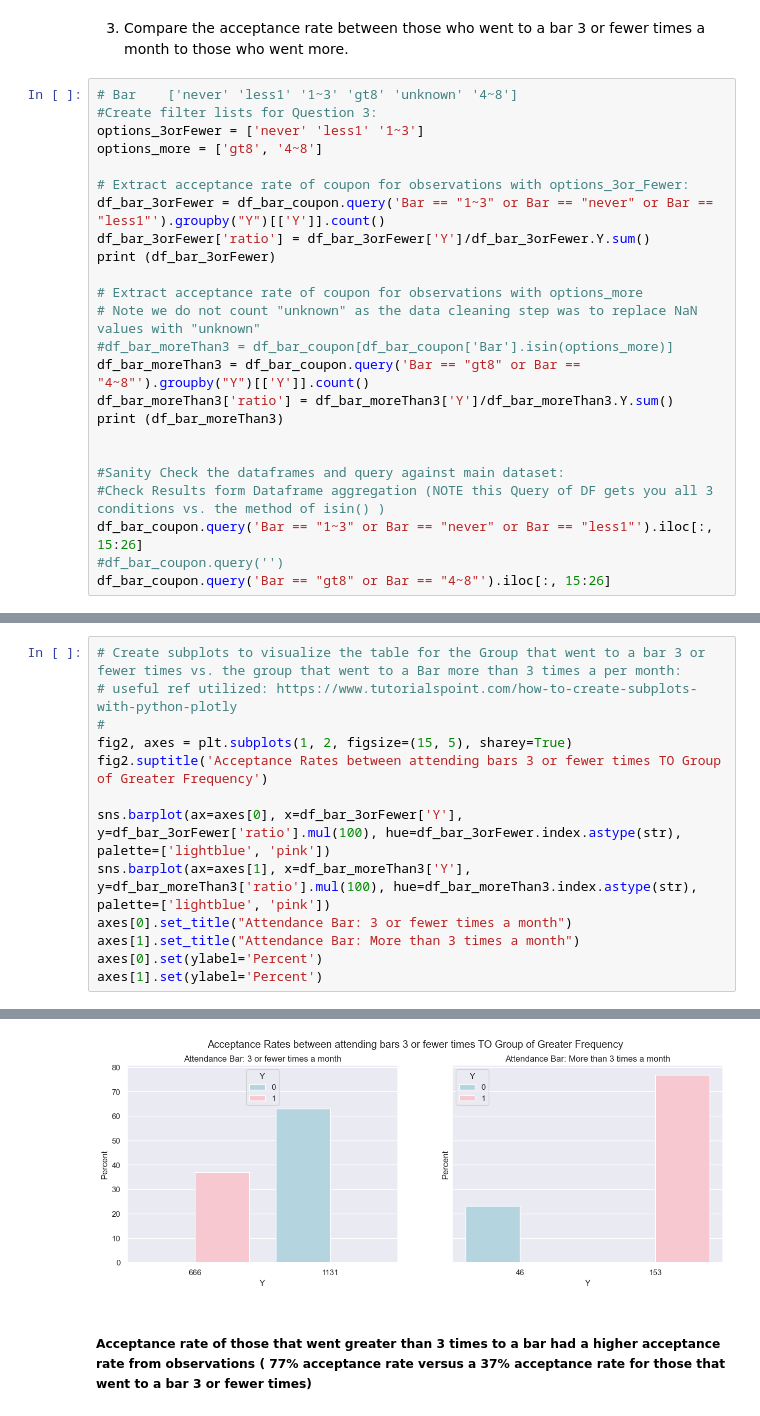
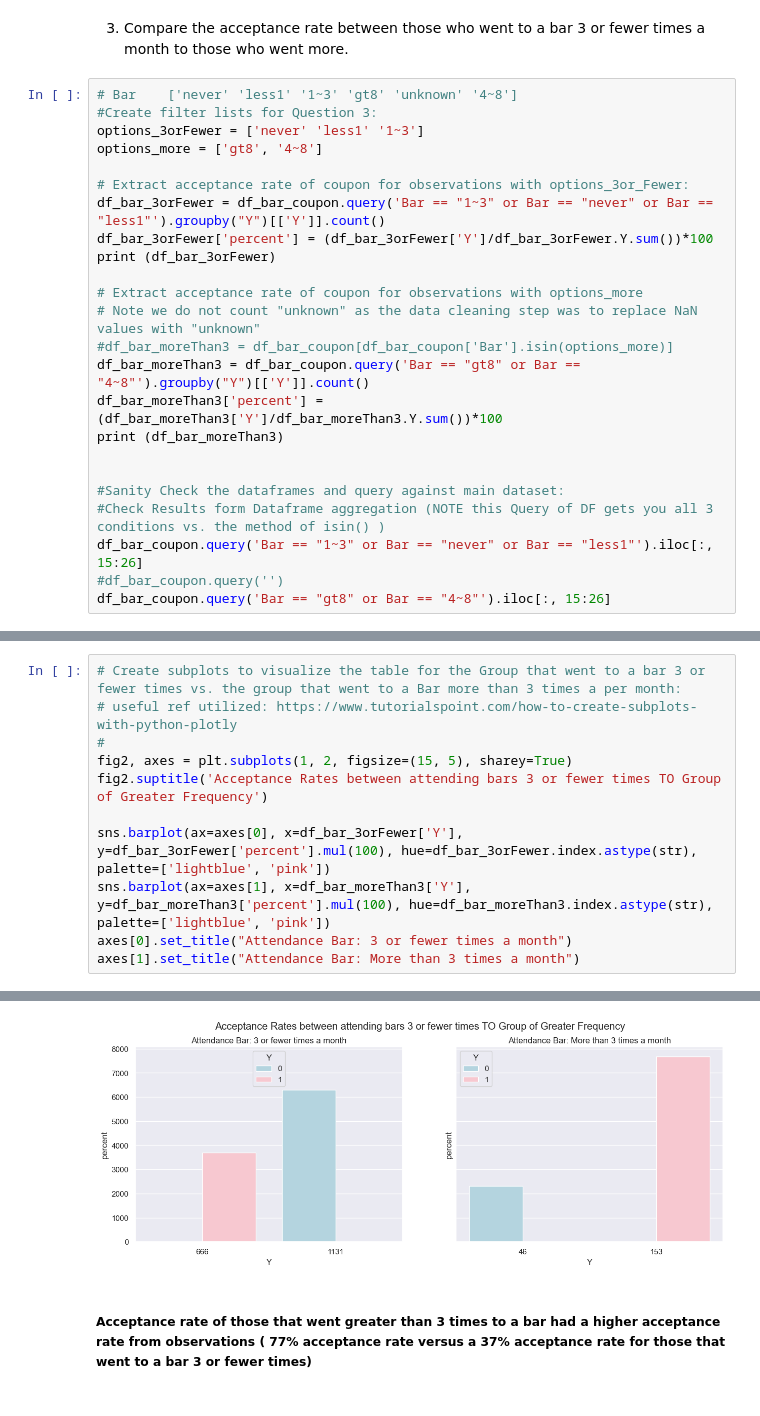
Before and after one commit to kesavan2017/ucbe-AIML-practical-application-51, a Jupyter notebook: prompt.ipynb, the cells around one changed output, grey strips where cells are left out. Cells and saved outputs as stored; diff of their text form.

Commit message:
refactor to make table a percentage as opposed to ratio to make consistent w/ chart and remove df multiplier in subplot sections for each problem

```diff
--- a/prompt.ipynb
+++ b/prompt.ipynb
@@ -337,14 +313,14 @@ options_more = ['gt8', '4~8']
 
 # Extract acceptance rate of coupon for observations with options_3or_Fewer:
 df_bar_3orFewer = df_bar_coupon.query('Bar == "1~3" or Bar == "never" or Bar == "less1"').groupby("Y")[['Y']].count()
-df_bar_3orFewer['ratio'] = df_bar_3orFewer['Y']/df_bar_3orFewer.Y.sum()
+df_bar_3orFewer['percent'] = (df_bar_3orFewer['Y']/df_bar_3orFewer.Y.sum())*100
 print (df_bar_3orFewer)
 
 # Extract acceptance rate of coupon for observations with options_more
 # Note we do not count "unknown" as the data cleaning step was to replace NaN values with "unknown"
 #df_bar_moreThan3 = df_bar_coupon[df_bar_coupon['Bar'].isin(options_more)]
 df_bar_moreThan3 = df_bar_coupon.query('Bar == "gt8" or Bar == "4~8"').groupby("Y")[['Y']].count()
-df_bar_moreThan3['ratio'] = df_bar_moreThan3['Y']/df_bar_moreThan3.Y.sum()
+df_bar_moreThan3['percent'] = (df_bar_moreThan3['Y']/df_bar_moreThan3.Y.sum())*100
 print (df_bar_moreThan3)
 
 
@@ -382,10 +358,8 @@ Y
 fig2, axes = plt.subplots(1, 2, figsize=(15, 5), sharey=True)
 fig2.suptitle('Acceptance Rates between attending bars 3 or fewer times TO Group of Greater Frequency')
 
-sns.barplot(ax=axes[0], x=df_bar_3orFewer['Y'], y=df_bar_3orFewer['ratio'].mul(100), hue=df_bar_3orFewer.index.astype(str), palette=['lightblue', 'pink'])
-sns.barplot(ax=axes[1], x=df_bar_moreThan3['Y'], y=df_bar_moreThan3['ratio'].mul(100), hue=df_bar_moreThan3.index.astype(str), palette=['lightblue', 'pink'])
+sns.barplot(ax=axes[0], x=df_bar_3orFewer['Y'], y=df_bar_3orFewer['percent'].mul(100), hue=df_bar_3orFewer.index.astype(str), palette=['lightblue', 'pink'])
+sns.barplot(ax=axes[1], x=df_bar_moreThan3['Y'], y=df_bar_moreThan3['percent'].mul(100), hue=df_bar_moreThan3.index.astype(str), palette=['lightblue', 'pink'])
 axes[0].set_title("Attendance Bar: 3 or fewer times a month")
 axes[1].set_title("Attendance Bar: More than 3 times a month")
-axes[0].set(ylabel='Percent')
-axes[1].set(ylabel='Percent')
 # %% [output]
@@ -393,4 +367,4 @@ axes[1].set(ylabel='Percent')
-[figure, old version]
+[figure, new version]
 # %% [markdown]
 ##### Acceptance rate of those that went greater than 3 times to a bar had a higher acceptance rate from observations ( 77% acceptance rate versus a 37% acceptance rate for those that went to a bar 3 or fewer times)
 # %% [markdown]
```
Also changed, not shown: parts of 12 cells of this notebook.
